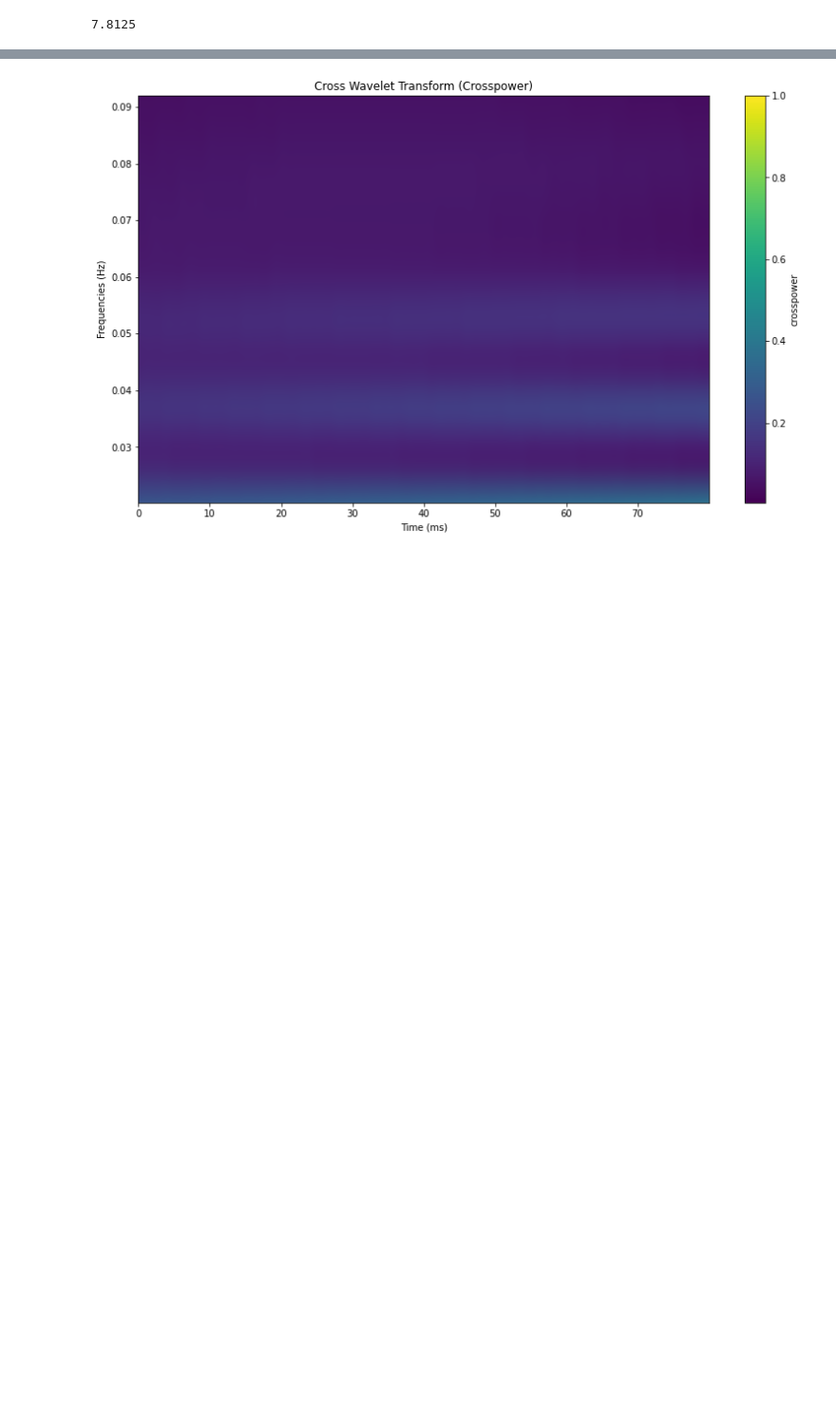
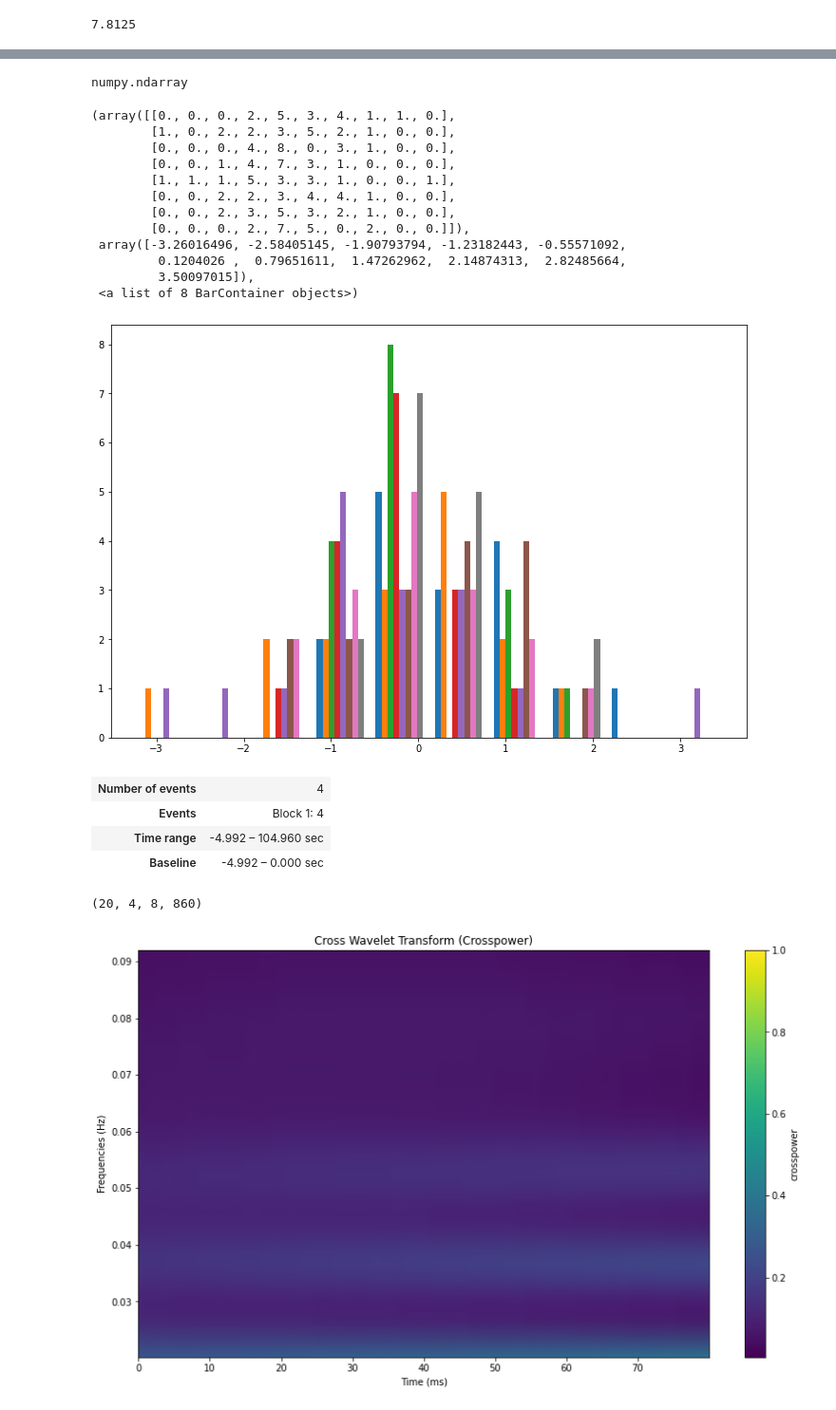
Before and after one commit to ChildBrainLab/LCBDtools, a Jupyter notebook: scripts/NIRS/notebooks/fnirs-wavelets-2022-07-06kd.ipynb, the cells around one changed output, grey strips where cells are left out. Shown at 95% size. Cells and saved outputs as stored; diff of their text form; code cells hidden in the pictures; blank space fills up the shorter version.

```diff
--- a/scripts/NIRS/notebooks/fnirs-wavelets-2022-07-06kd.ipynb
+++ b/scripts/NIRS/notebooks/fnirs-wavelets-2022-07-06kd.ipynb
@@ -124,7 +137,11 @@ for dscan in scans:
 
         # scalp coupling index
         sci = mne.preprocessing.nirs.scalp_coupling_index(raw_od)
+
         raw_od.info['bads'] = list(compress(raw_od.ch_names, sci < 0.5))
+
+        if len(raw_od.info['bads']) > 0:
+            print("Bad channels in subject", raw_od.info['subject_info']['his_id'], ":", raw_od.info['bads'])
 
         # temporal derivative distribution repair (motion attempt)
         tddr_od = mne.preprocessing.nirs.tddr(raw_od)
@@ -234,6 +245,6 @@ dict
 # %%
-sampling_rate = epo_2.info['sfreq']
-sampling_rate
+sampling_rate = pps[0][0].info['sfreq']
+print(sampling_rate)
 # %% [output]
 7.8125
 # %%
@@ -474,0 +580,2 @@ def plot_xwt_phase_angle(sig1: mne.Epochs, sig2: mne.Epochs, sfreq: Union[int, f
+# %%
+zdf = (df.astype(float) - df.astype(float).values.mean()) / df.astype(float).values.std()
@@ -474,0 +602,28 @@ def plot_xwt_phase_angle(sig1: mne.Epochs, sig2: mne.Epochs, sfreq: Union[int, f
+# %%
+type(zdf.values)
+# %% [output]
+numpy.ndarray
+# %%
+plt.hist(
+    zdf.values)
+# %% [output]
+(array([[0., 0., 0., 2., 5., 3., 4., 1., 1., 0.],
+        [1., 0., 2., 2., 3., 5., 2., 1., 0., 0.],
+        [0., 0., 0., 4., 8., 0., 3., 1., 0., 0.],
+        [0., 0., 1., 4., 7., 3., 1., 0., 0., 0.],
+        [1., 1., 1., 5., 3., 3., 1., 0., 0., 1.],
+        [0., 0., 2., 2., 3., 4., 4., 1., 0., 0.],
+        [0., 0., 2., 3., 5., 3., 2., 1., 0., 0.],
+        [0., 0., 0., 2., 7., 5., 0., 2., 0., 0.]]),
+ array([-3.26016496, -2.58405145, -1.90793794, -1.23182443, -0.55571092,
+         0.1204026 ,  0.79651611,  1.47262962,  2.14874313,  2.82485664,
+         3.50097015]),
+ <a list of 8 BarContainer objects>)
+[figure, added]
+# %%
+dyad[0]
+# %% [output]
+| Number of events | 4 |
+| Events | Block 1: 4 |
+| Time range | -4.992 – 104.960 sec |
+| Baseline | -4.992 – 0.000 sec |
@@ -475,3 +637,7 @@ def plot_xwt_phase_angle(sig1: mne.Epochs, sig2: mne.Epochs, sfreq: Union[int, f
+# %%
+cwt.shape
+# %% [output]
+(20, 4, 8, 860)
 # %%
 plot_xwt_crosspower(epo_1, epo_2, sfreq= 7.8125, freqs = np.arange(2, 12)/100., time=80,
                         time_conv = 1, xmin = 0, x_units = 10, y_units = 0.01)
```
Also changed, not shown: parts of 11 cells of this notebook, 2 other files.
